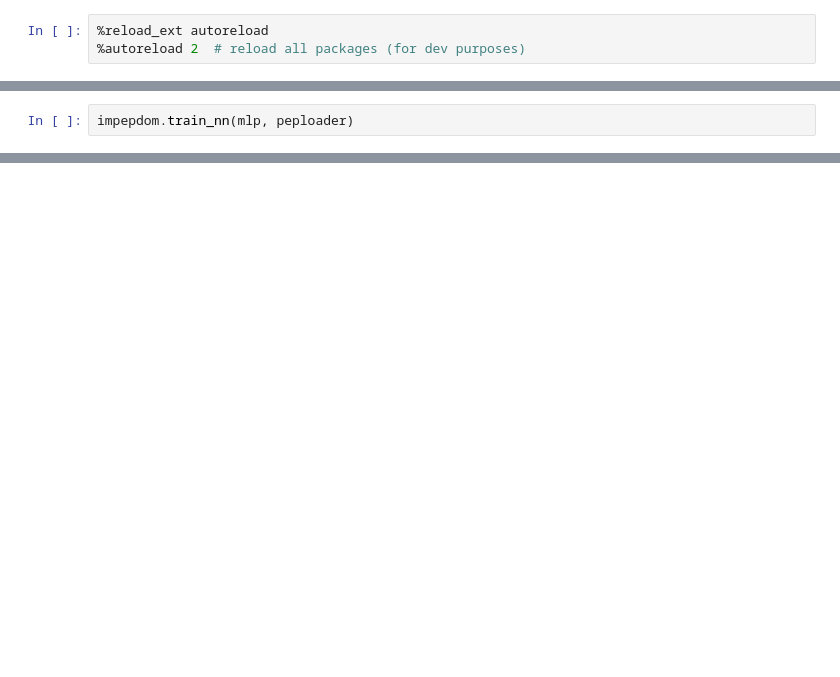
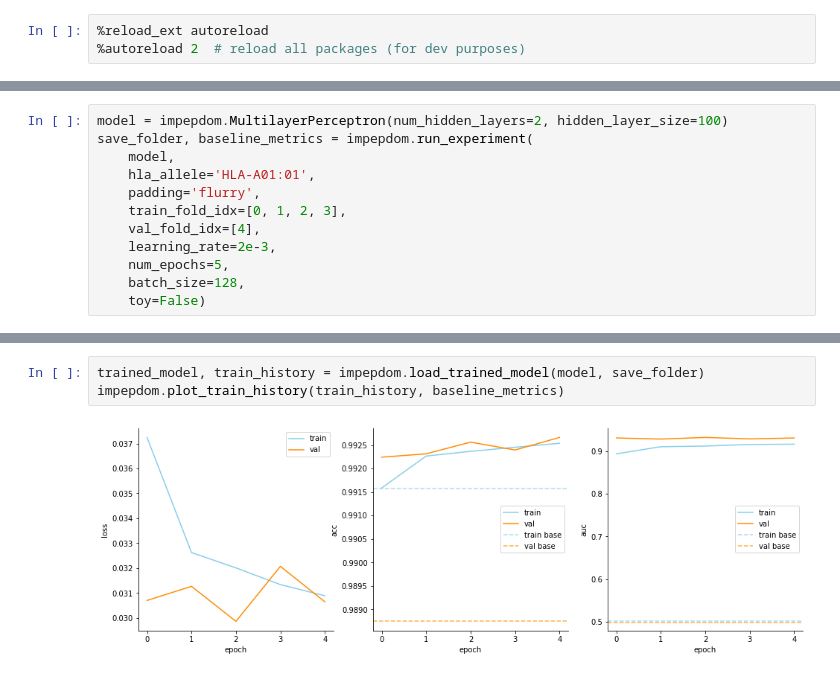
Before and after one commit to mikochen0107/mhc-1-immunopeptidome-characterization, a Jupyter notebook: notebooks/analysis_mlp.ipynb, the cells around one changed output, grey strips where cells are left out. Saved outputs shown, nothing was run; the diff lists cells and outputs as text; blank space fills up the shorter version.

```diff
--- a/notebooks/analysis_mlp.ipynb
+++ b/notebooks/analysis_mlp.ipynb
@@ -19,2 +16,0 @@ mlp = impepdom.MultilayerPerceptron()
-# %%
-impepdom.train_nn(mlp, peploader)
@@ -22,0 +17,12 @@ ValueError: too many values to unpack (expected 2)
+# %%
+model = impepdom.MultilayerPerceptron(num_hidden_layers=2, hidden_layer_size=100)
+save_folder, baseline_metrics = impepdom.run_experiment(
+    model,
+    hla_allele='HLA-A01:01',
+    padding='flurry',
+    train_fold_idx=[0, 1, 2, 3],
+    val_fold_idx=[4],
+    learning_rate=2e-3,
+    num_epochs=5,
+    batch_size=128,
+    toy=False)
@@ -22,0 +47,5 @@ ValueError: too many values to unpack (expected 2)
+# %%
+trained_model, train_history = impepdom.load_trained_model(model, save_folder)
+impepdom.plot_train_history(train_history, baseline_metrics)
+# %% [output]
+[figure, added]
```
Also changed, not shown: parts of 6 cells of this notebook, 1 other file.
